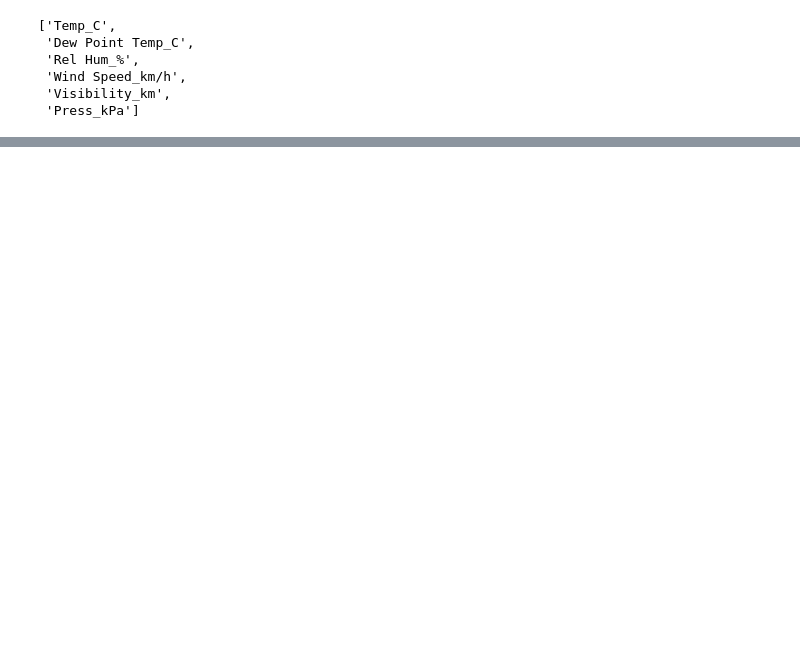
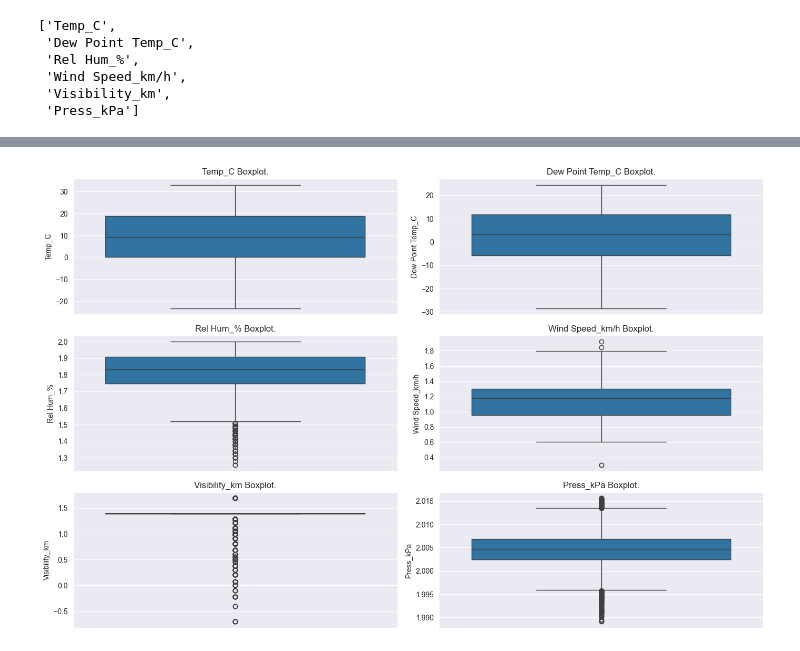
Before and after one commit to kechcole/LUX_DEV_PROGRAM, a Jupyter notebook: Assignments/Scripts_Wk_2/Python.ipynb, the cells around one changed output, grey strips where cells are left out. Drawn from its saved outputs; the diff is of its cells as text; code cells hidden in the pictures; blank space fills up the shorter version.

```diff
--- a/Assignments/Scripts_Wk_2/Python.ipynb
+++ b/Assignments/Scripts_Wk_2/Python.ipynb
@@ -214,0 +270,6 @@ features_lst
+# %%
+# Tranform features with log.
+
+# Create a copy of the data
+data_copy = data.copy(deep=True)
+data_copy
@@ -214,0 +290,9 @@ features_lst
+# %%
+# Loop through numerical columns and apply transformation
+
+# Columns to be transformed
+cols = ['Rel Hum_%', 'Wind Speed_km/h', 'Visibility_km', 'Press_kPa']
+for column in cols:
+    data_copy[column] = np.log10(data_copy[column])
+
+data_copy
@@ -214,0 +313,22 @@ features_lst
+# %%
+# Visualise all the features in question with boxplot.
+
+# get numeric data columns
+newdf_2 = data_copy.select_dtypes(include=numerics)
+features_lst_2 = newdf_2.columns.tolist()
+
+# Set Seaborn style
+sns.set_style("darkgrid")
+
+# Plot distribution of each numerical feature
+plt.figure(figsize=(14, len(features_lst_2) * 3))
+for idx, feature in enumerate(features_lst_2, 1):
+    plt.subplot(len(features_lst_2), 2, idx)
+    sns.boxplot(data_copy[feature])
+    plt.title(f"{feature} Boxplot.")
+
+# Adjust layout and show plots
+plt.tight_layout()
+plt.show()
+# %% [output]
+[figure, added]
```
Also changed, not shown: parts of 11 cells of this notebook, 1 other file.
